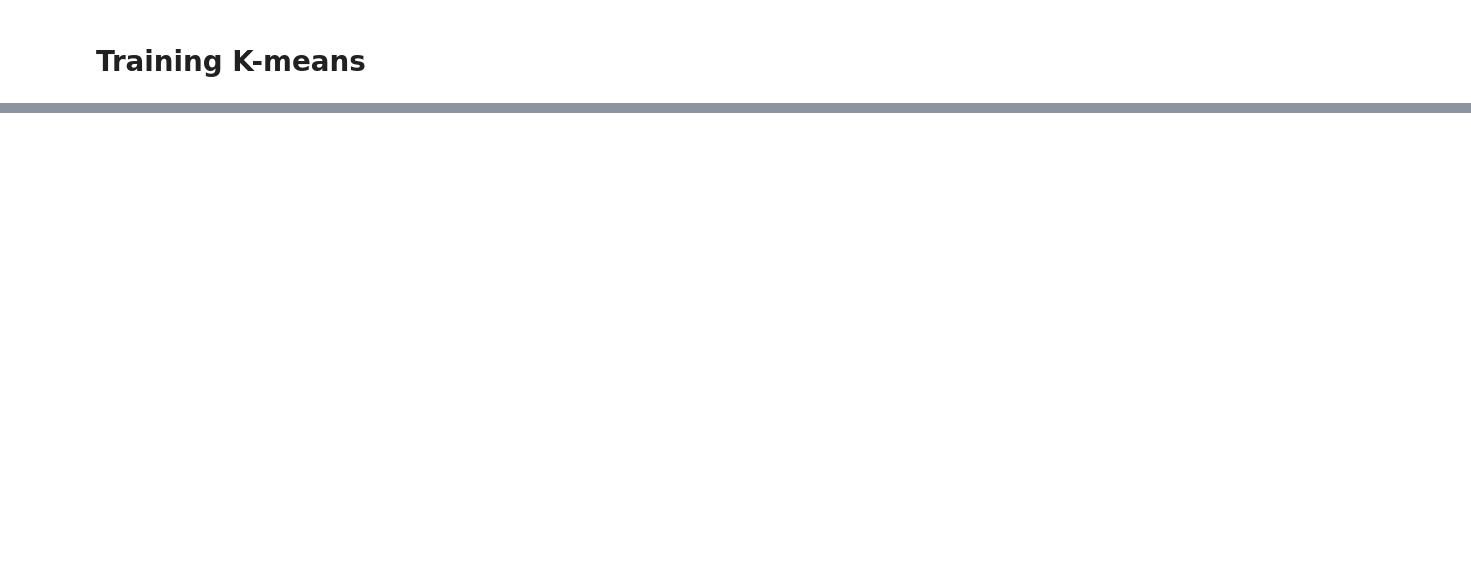
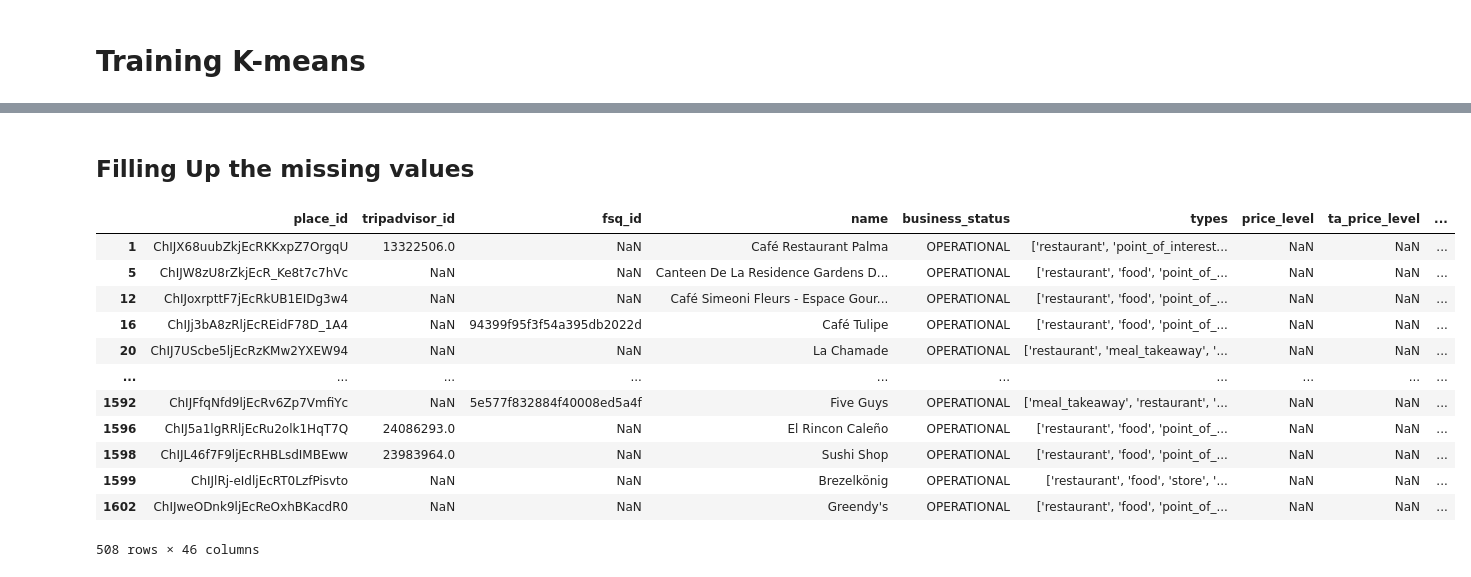
Before and after one commit to burakonurlu/best_restaurant_location, a Jupyter notebook: notebooks/K-means.ipynb, the cells around one changed output, grey strips where cells are left out. Saved outputs shown, nothing was run; the diff lists cells and outputs as text; code cells hidden in the pictures; blank space fills up the shorter version.

```diff
--- a/notebooks/K-means.ipynb
+++ b/notebooks/K-means.ipynb
@@ -251,0 +270,2 @@ knn2 = KNeighborsClassifier(n_neighbors=6, p=1)
+# %%
+knn2 = KNeighborsRegressor(n_neighbors=28, p=2, weights='uniform')
@@ -292,0 +282,32 @@ df_analise[df_analise['prediction'] != df_analise['valor_real']]
+# %% [markdown]
+## Filling Up the missing values
+# %%
+def chooser2(row):
+    '''
+    Combines the price levels from Google and TripAdvisor normalizing both, or choosing the existing value
+    '''
+    if pd.isna(row['price_level']) and pd.isna(row['ta_price_level']):
+        if pd.isna(row['rating']) or pd.isna(row['ta_rating']):
+            pass
+        else:
+            return knn2.predict([row[feat]])[0]
+    else:
+        pass
+# %%
+df['price_level_combined'] = df.apply(chooser2,axis=1)
+# %%
+df = df[['original_index', 'place_id', 'tripadvisor_id', 'fsq_id', 'name',
+       'business_status', 'types', 'price_level', 'ta_price_level',
+       'price_level_combined', 'price_level_predicted', 'rating', 'user_ratings_total', 'ta_rating',
+       'ta_user_ratings_total', ' combined_rating ', 'geometry.location.lat',
+       'geometry.location.lng', 'formatted_address', 'zip_code', 'city',
+       'international_phone_number', 'website', 'google_category',
+       'ta_4sq_cuisine1', 'ta_4sq_cuisine2', 'ta_4sq_cuisine3',
+       'ta_4sq_cuisine4', 'ta_4sq_cuisine5', 'main_category_1',
+       'main_category_2', 'main_category_3', 'main_category_4',
+       'combined_main_category', 'sub_category', ' neighboorhood_area_km2 ',
+       '  resident_population_total ', ' population_age_0_14 ',
+       ' population_15_19 ', ' population_20_24 ', ' population_25_34 ',
+       ' population_35_44 ', ' population_45_54 ', ' population_54_64 ',
+       ' population_65+ ', ' resident_per_km2 ',
+       ' brut_income_annual_per_person ']]
@@ -292,0 +316,16 @@ df_analise[df_analise['prediction'] != df_analise['valor_real']]
+# %%
+df.loc[~df['price_level_combined'].isna() & df['ta_price_level'].isna() & df['price_level'].isna()]
+# %% [output]
+|  | place_id | tripadvisor_id | fsq_id | name | business_status | types | price_level | ta_price_level | ... |
+| 1 | ChIJX68uubZkjEcRKKxpZ7OrgqU | 13322506.0 | NaN | Café Restaurant Palma | OPERATIONAL | ['restaurant', 'point_of_interest... | NaN | NaN | ... |
+| 5 | ChIJW8zU8rZkjEcR_Ke8t7c7hVc | NaN | NaN | Canteen De La Residence Gardens D... | OPERATIONAL | ['restaurant', 'food', 'point_of_... | NaN | NaN | ... |
+| 12 | ChIJoxrpttF7jEcRkUB1EIDg3w4 | NaN | NaN | Café Simeoni Fleurs - Espace Gour... | OPERATIONAL | ['restaurant', 'food', 'point_of_... | NaN | NaN | ... |
+| 16 | ChIJj3bA8zRljEcREidF78D_1A4 | NaN | 94399f95f3f54a395db2022d | Café Tulipe | OPERATIONAL | ['restaurant', 'food', 'point_of_... | NaN | NaN | ... |
+| 20 | ChIJ7UScbe5ljEcRzKMw2YXEW94 | NaN | NaN | La Chamade | OPERATIONAL | ['restaurant', 'meal_takeaway', '... | NaN | NaN | ... |
+| ... | ... | ... | ... | ... | ... | ... | ... | ... | ... |
+| 1592 | ChIJFfqNfd9ljEcRv6Zp7VmfiYc | NaN | 5e577f832884f40008ed5a4f | Five Guys | OPERATIONAL | ['meal_takeaway', 'restaurant', '... | NaN | NaN | ... |
+| 1596 | ChIJ5a1lgRRljEcRu2olk1HqT7Q | 24086293.0 | NaN | El Rincon Caleño | OPERATIONAL | ['restaurant', 'food', 'point_of_... | NaN | NaN | ... |
+| 1598 | ChIJL46f7F9ljEcRHBLsdIMBEww | 23983964.0 | NaN | Sushi Shop | OPERATIONAL | ['restaurant', 'food', 'point_of_... | NaN | NaN | ... |
+| 1599 | ChIJlRj-eIdljEcRT0LzfPisvto | NaN | NaN | Brezelkönig | OPERATIONAL | ['restaurant', 'food', 'store', '... | NaN | NaN | ... |
+| 1602 | ChIJweODnk9ljEcReOxhBKacdR0 | NaN | NaN | Greendy's | OPERATIONAL | ['restaurant', 'food', 'point_of_... | NaN | NaN | ... |
+508 rows × 46 columns
```
Also changed, not shown: parts of 49 cells of this notebook.
